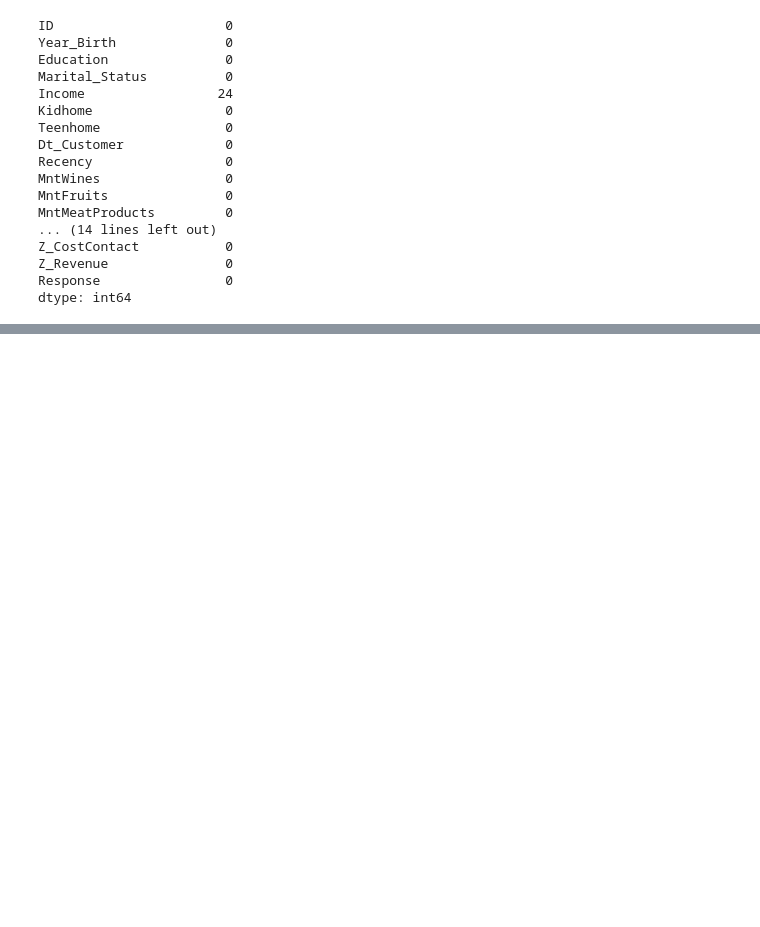
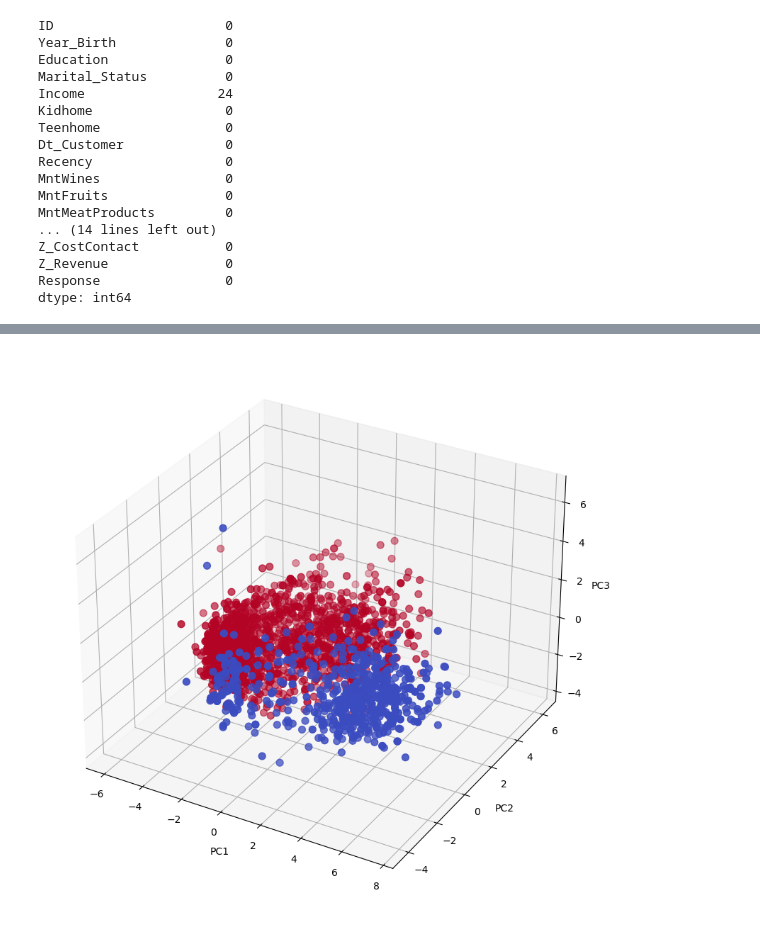
Before and after one commit to mynamescheff/customer_pref, a Jupyter notebook: personality_eda.ipynb, the cells around one changed output, grey strips where cells are left out. Saved outputs shown, nothing was run; the diff lists cells and outputs as text; code cells hidden in the pictures; blank space fills up the shorter version.

```diff
--- a/personality_eda.ipynb
+++ b/personality_eda.ipynb
@@ -90,0 +321,11 @@ promotion_info = ['AcceptedCmp3', 'AcceptedCmp4', 'AcceptedCmp5', 'AcceptedCmp1'
+# %%
+#drop education column
+df_copy = df_copy.drop(['Education'], axis=1)
+# %%
+#dropping features on deals and promotions
+df_copy = df_copy.drop(['Complain', 'Response', 'AcceptedCmp1', 'AcceptedCmp2', 'AcceptedCmp3', 'AcceptedCmp4', 'AcceptedCmp5'], axis=1)
+# %%
+#scaling data
+scaler = StandardScaler()
+scaler.fit(df_copy)
+scaled_data = pd.DataFrame(scaler.transform(df_copy), columns=df_copy.columns)
@@ -90,0 +345,6 @@ promotion_info = ['AcceptedCmp3', 'AcceptedCmp4', 'AcceptedCmp5', 'AcceptedCmp1'
+# %%
+#reduce dimensionality with PCA
+from sklearn.decomposition import PCA
+pca = PCA(n_components=3)
+pca.fit(scaled_data)
+PCA_scaled_data = pd.DataFrame(pca.transform(scaled_data), columns=['PC1', 'PC2', 'PC3'])
@@ -90,0 +367,15 @@ promotion_info = ['AcceptedCmp3', 'AcceptedCmp4', 'AcceptedCmp5', 'AcceptedCmp1'
+# %%
+#3D plot of the PCA
+x = PCA_scaled_data['PC1']
+y = PCA_scaled_data['PC2']
+z = PCA_scaled_data['PC3']
+#plotting
+fig = plt.figure(figsize=(10, 10))
+ax = fig.add_subplot(111, projection='3d')
+ax.scatter(x, y, z, c=df_copy['Parent'], cmap='coolwarm', s=50)
+ax.set_xlabel('PC1')
+ax.set_ylabel('PC2')
+ax.set_zlabel('PC3')
+plt.show()
+# %% [output]
+[figure, added]
```
Also changed, not shown: parts of 32 cells of this notebook.
